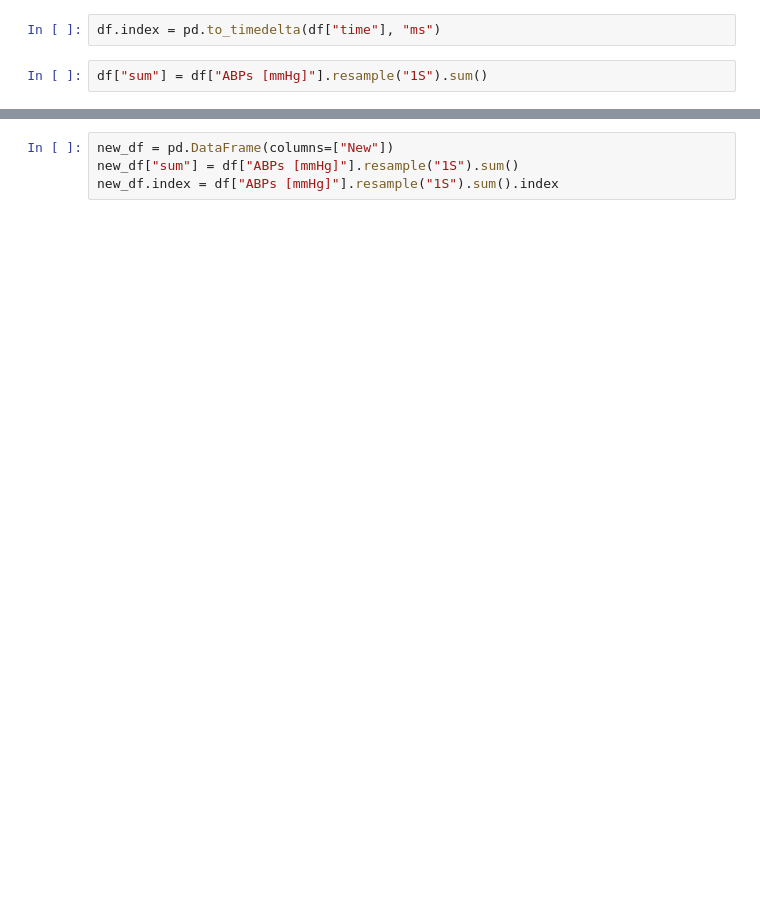
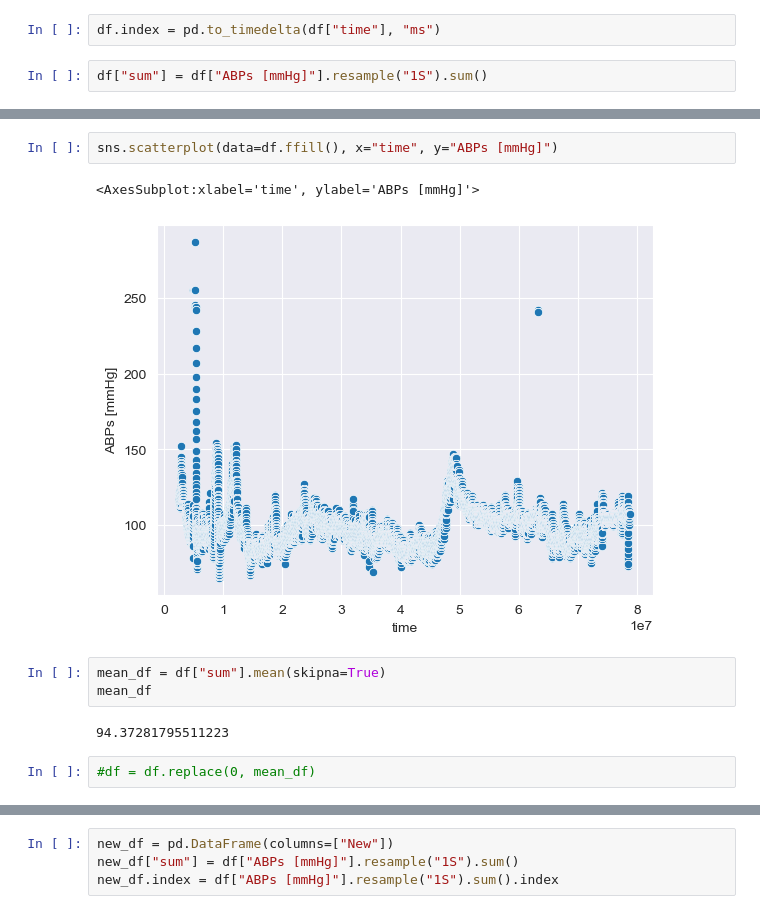
Before and after one commit to jvpalhares/blood-pressure-estimation, a Jupyter notebook: butterworth_band_pass.ipynb, the cells around one changed output, grey strips where cells are left out. Drawn from its saved outputs; the diff is of its cells as text; blank space fills up the shorter version.

```diff
--- a/butterworth_band_pass.ipynb
+++ b/butterworth_band_pass.ipynb
@@ -93,3 +110,15 @@ df["sum"] = df["ABPs [mmHg]"].resample("1S").sum()
+# %%
+sns.scatterplot(data=df.ffill(), x="time", y="ABPs [mmHg]")
+# %% [output]
+<AxesSubplot:xlabel='time', ylabel='ABPs [mmHg]'>
+[figure, added]
+# %%
+mean_df = df["sum"].mean(skipna=True)
+mean_df
+# %% [output]
+94.37281795511223
+# %%
+#df = df.replace(0, mean_df)
 # %%
 sns.scatterplot(data=df, x="time", y="sum")
 # %% [output]
```
Also changed, not shown: parts of 24 cells of this notebook.
